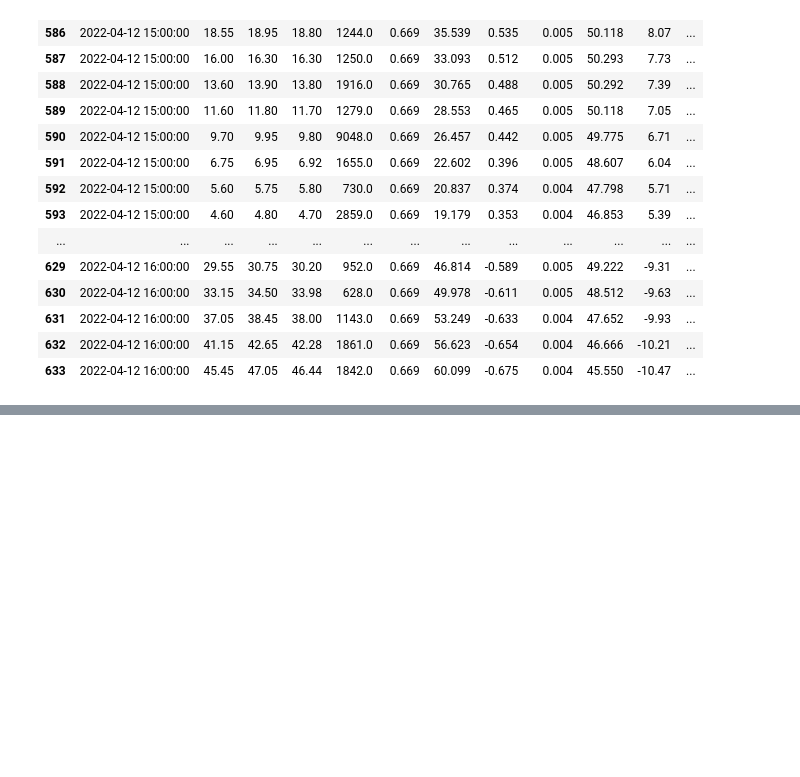
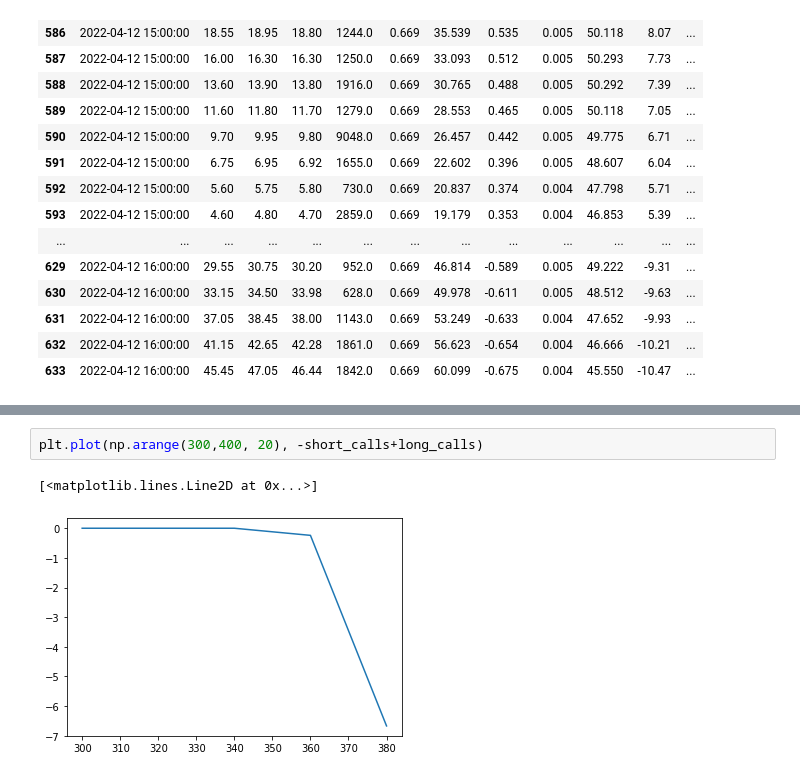
Before and after one commit to RupertDodkins/options_backtest, a Jupyter notebook: notebooks/greeks_from_QC-backtest.ipynb, the cells around one changed output, grey strips where cells are left out. Cells and saved outputs as stored; diff of their text form; blank space fills up the shorter version.

```diff
--- a/notebooks/greeks_from_QC-backtest.ipynb
+++ b/notebooks/greeks_from_QC-backtest.ipynb
@@ -178,0 +181,5 @@ plot_line(df, value='beta', show_afterhours=False)
+# %%
+plt.plot(np.arange(300,400, 20), -short_calls+long_calls)
+# %% [output]
+[<matplotlib.lines.Line2D at 0x...>]
+[figure, added]
```
Also changed, not shown: parts of 25 cells of this notebook.
